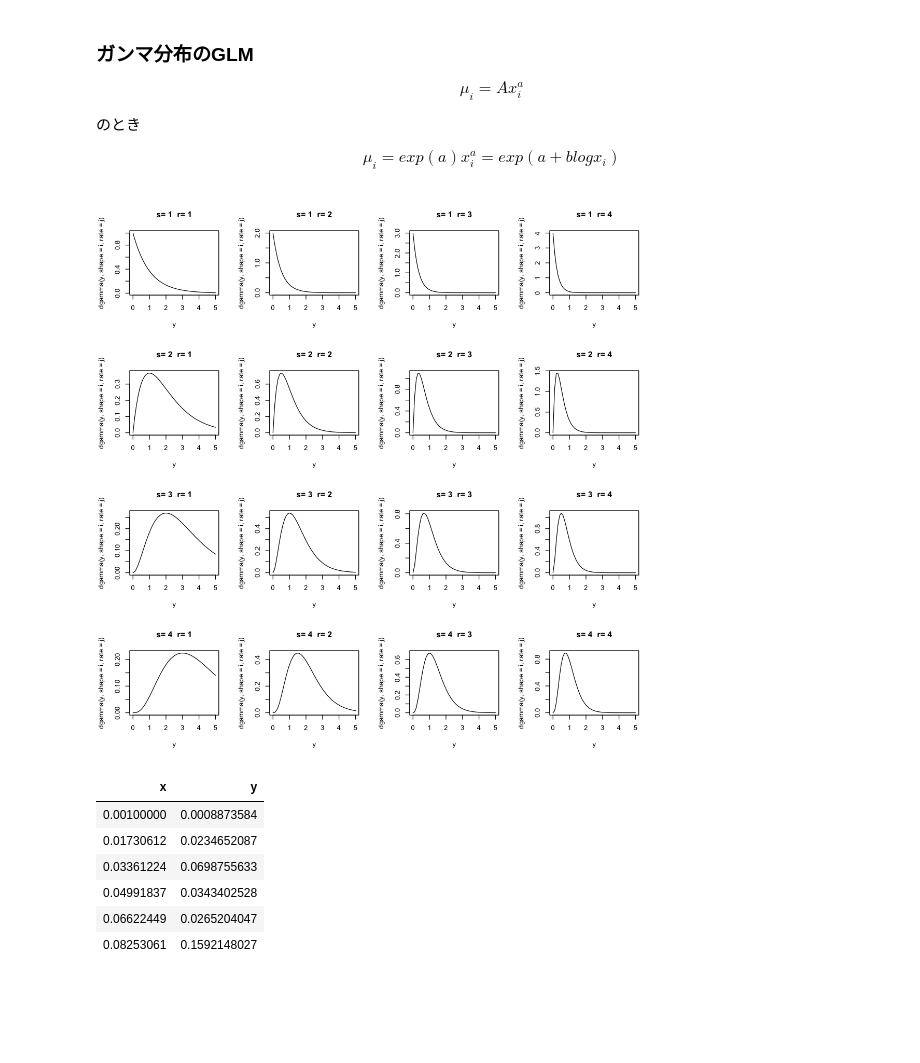
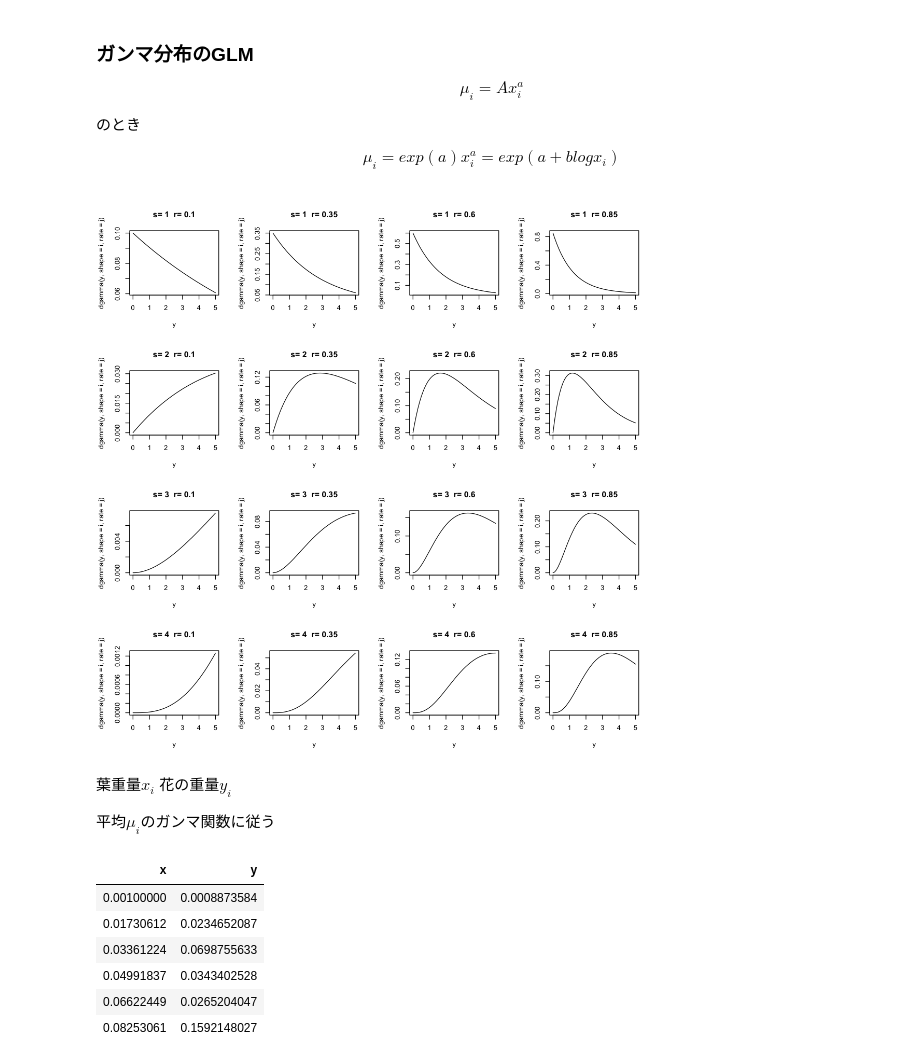
Before and after one commit to Rio-Sh/sub_stat_model_h29, a Jupyter notebook: データ解析統計モデリング２.ipynb, the cells around one changed output. Cells and saved outputs as stored; diff of their text form; code cells hidden in the pictures; blank space fills up the shorter version.

```diff
--- a/データ解析統計モデリング２.ipynb
+++ b/データ解析統計モデリング２.ipynb
@@ -384,18 +387,23 @@ $$\mu_i = exp(a)x_i^a = exp(a+b logx_i)$$
 # %%
 options(repr.plot.width=9, repr.plot.height=9)
 par(mfrow=c(4,4))
 # ガンマ分布
 y <- seq(0, 5, 0.1)
 
-for (i in 1:4) {
-    for (j in 1:4){
+for (i in 1:4){
+    for (j in seq(0.1,1,0.25)){
         plot(y, dgamma(y, shape=i, rate=j), type="l",main=paste('s=',i,'','r=',j))
         }
     }
 # %% [output]
-[figure, old version]
+[figure, new version]
 # %%
 options(repr.plot.width =5 , repr.plot.height = 5)
+# %% [markdown]
+葉重量$x_i$
+花の重量$y_i$
+
+平均$\mu_i$のガンマ関数に従う
 # %%
 d <- read.csv('data4c.csv')
 # %%
```
Also changed, not shown: parts of 14 cells of this notebook.
